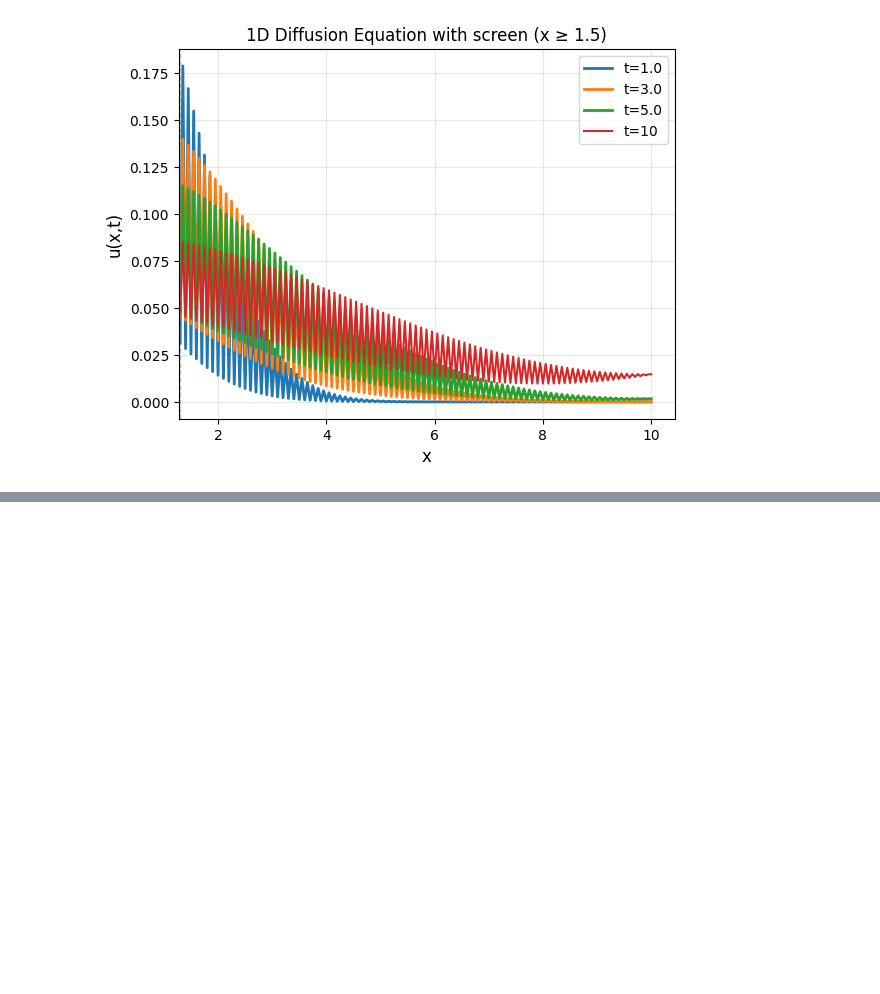
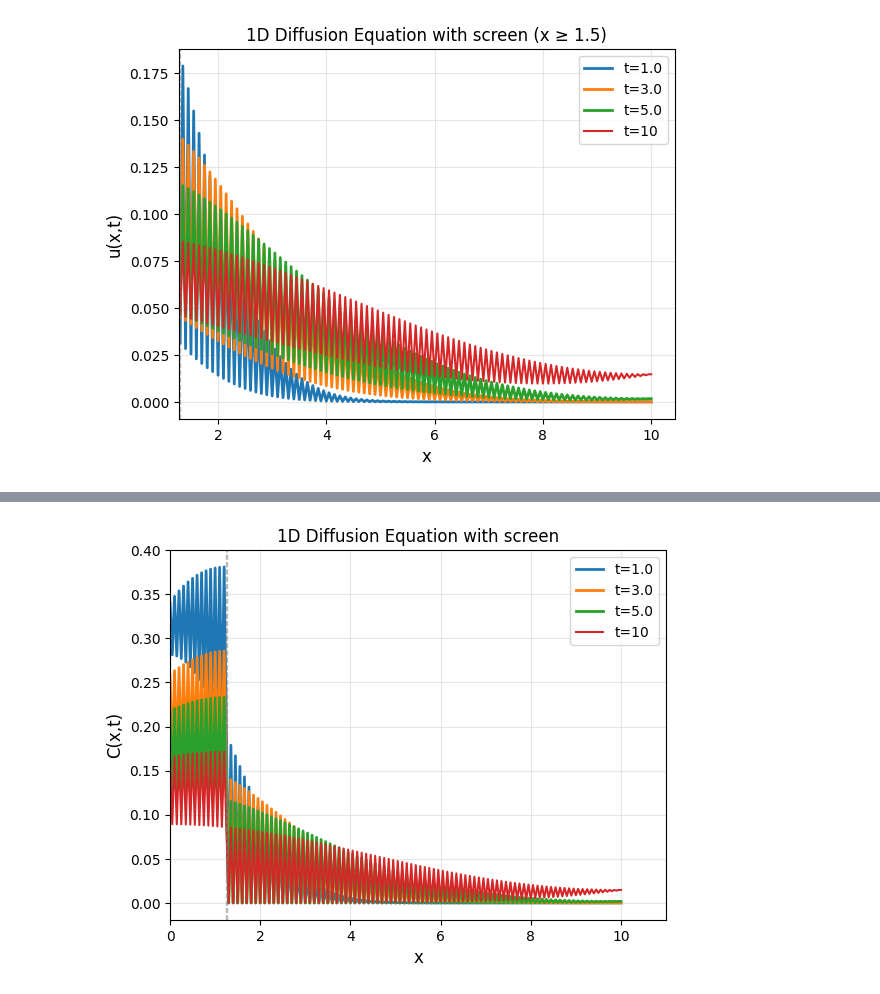
Before and after one commit to hinkleylg/Industrial-Project-1, a Jupyter notebook: Forward Euler + Centred Difference + Screen.ipynb, the cells around one changed output, grey strips where cells are left out. Drawn from its saved outputs; the diff is of its cells as text; code cells hidden in the pictures; blank space fills up the shorter version.

```diff
--- a/Forward Euler + Centred Difference + Screen.ipynb
+++ b/Forward Euler + Centred Difference + Screen.ipynb
@@ -228,0 +408,79 @@ for alpha in alpha_values:
+# %%
+# --- Implementation of Eulers method with CFD ---
+
+Nx_spaces = 400
+L = 10
+Nx_points = Nx_spaces + 1
+x = np.linspace(-L, L, Nx_points)
+
+N = 30000
+T = 10
+Nt_points = N + 1
+t = np.linspace(0, T, Nt_points)
+
+dx = x[1] - x[0]
+dt = t[1] - t[0]
+C = dt / (2 * dx)
+
+# Diffusion coefficient
+def make_D(x, alpha, w):
+    D = np.ones_like(x)
+    D[np.abs(x - 1.25) <= w/2] = alpha   # reduce diffusion inside the screen region
+    return D
+
+screen = 1.25
+w = 0.015
+alpha = 1e-15
+
+D = make_D(x, alpha, w)
+
+
+# Initial condition: Gaussian δ(x)
+sigma = 2 * dx
+u = (1 / np.sqrt(2 * np.pi * sigma**2)) * np.exp(-(x)**2 / (2 * sigma**2))
+u0 = u.copy()
+
+# Times to save and plot
+save_times = [1, 3, 5, 10]
+save_indices = [int(t_val / dt) for t_val in save_times]
+u_solutions = {}
+
+# Analytic Gaussian solution at time t = Nt*dt
+def analytic_solution(x, t_exact):
+    u_exact = 1 / np.sqrt(2 * np.pi * (sigma0 ** 2 + 2 * t_exact)) * np.exp(-(x**2) / (2*(sigma0**2 + 2*t_exact)))
+    return u_exact
+
+
+# Forward Euler time stepping
+F = np.zeros_like(D)
+for n in range(N):
+    u_new = u.copy()
+    for j in range(1, Nx_points - 1):
+        F[j] = D[j] * ((u[j+1] - u[j-1]) / (2 * dx) )
+        u_new[j] = u[j] + C * (F[j+1] - F[j-1])
+    # Neumann BCs
+    u_new[0] = u_new[1]
+    u_new[-1] = u_new[-2]
+    u = u_new
+
+    # Save solutions at specified times
+    if n in save_indices:
+        u_solutions[n * dt] = u.copy()
+
+actual_times = sorted(u_solutions.keys())
+
+for i, t_key in enumerate(actual_times):
+    plt.plot(x, u_solutions[t_key],
+             label=f't={t_key:.1f}', linewidth=2)
+plt.plot(x, u, label=f't={T}')
+plt.axvline(x=screen - w/2, linestyle='--', color='gray', lw=1, alpha=0.5)
+plt.axvline(x=screen + w/2, linestyle='--', color='gray', lw=1, alpha=0.5)
+plt.xlabel('x', fontsize=12)
+plt.ylabel('C(x,t)', fontsize=12)
+plt.title('1D Diffusion Equation with screen')
+plt.grid(True, alpha=0.3)
+plt.xlim(left = 0)
+plt.legend()
+plt.show()
+# %% [output]
+[figure, added]
```
Also changed, not shown: parts of 7 cells of this notebook.
